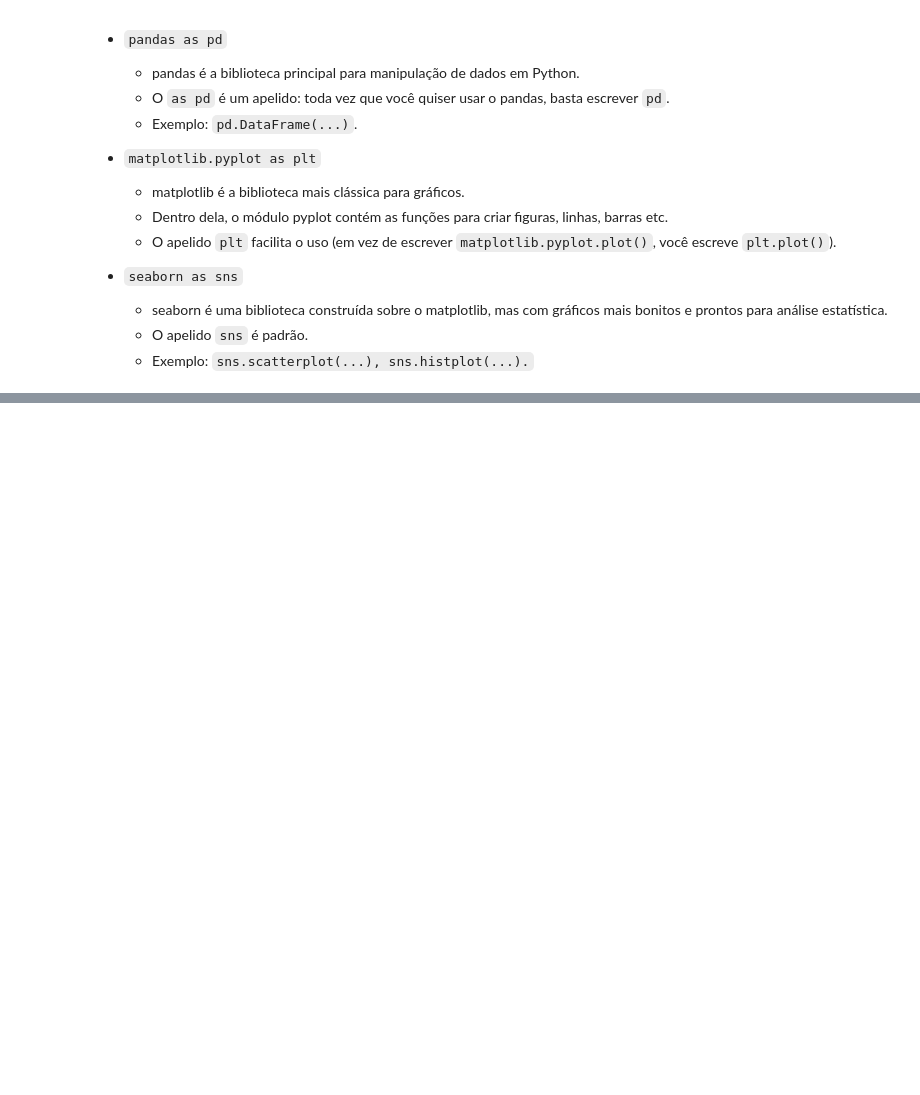
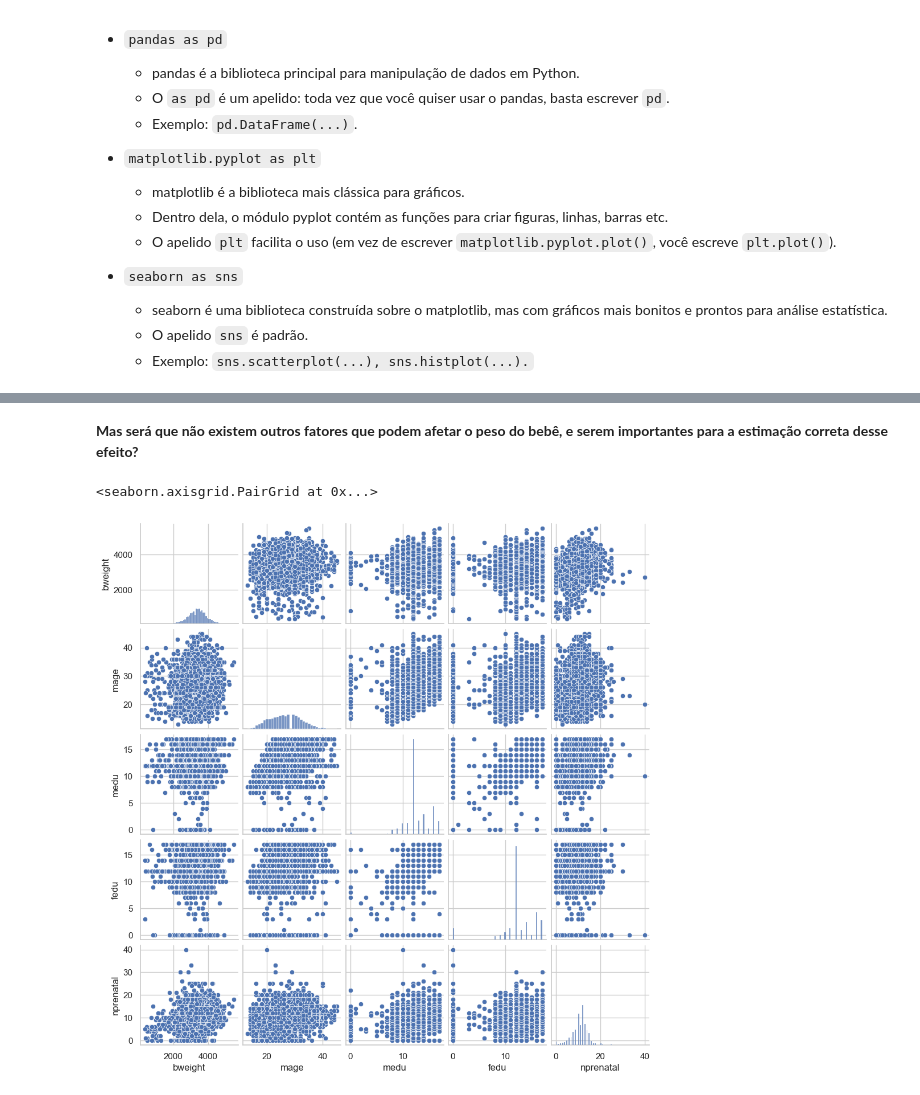
Before and after one commit to Daniel-Uhr/UFSC_2025, a Jupyter notebook: Seminario_2025_UFSC.ipynb, the cells around one changed output, grey strips where cells are left out. Cells and saved outputs as stored; diff of their text form; code cells hidden in the pictures; blank space fills up the shorter version.

```diff
--- a/Seminario_2025_UFSC.ipynb
+++ b/Seminario_2025_UFSC.ipynb
@@ -294,0 +594,7 @@ max    3100.000000  0.610000
+# %% [markdown]
+**Mas será que não existem outros fatores que podem afetar o peso do bebê, e serem importantes para a estimação correta desse efeito?**
+# %%
+sns.pairplot(df[['bweight', 'mage', 'medu', 'fedu', 'nprenatal']], height=2)
+# %% [output]
+<seaborn.axisgrid.PairGrid at 0x...>
+[figure, added]
```
Also changed, not shown: parts of 57 cells of this notebook.
